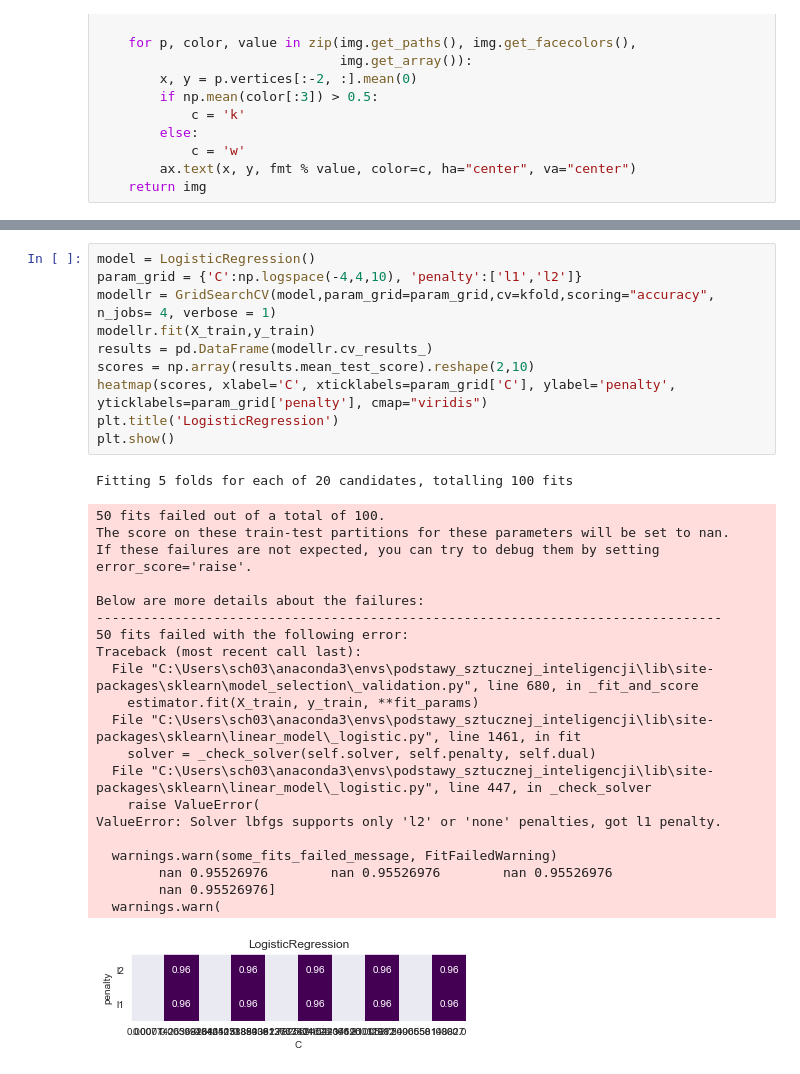
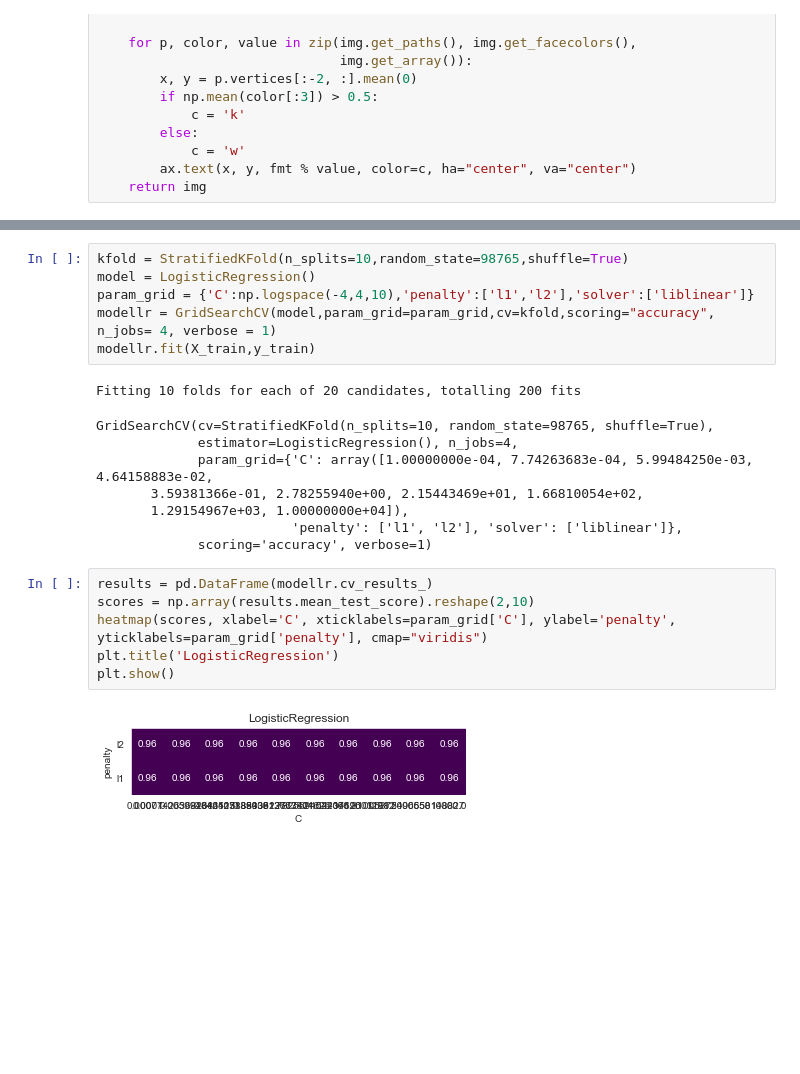
Before and after one commit to she3r/Projekt_PSI, a Jupyter notebook: Projekt zaliczeniowy/project_v2.ipynb, the cells around one changed output, grey strips where cells are left out. Cells and saved outputs as stored; diff of their text form; blank space fills up the shorter version.

```diff
--- a/Projekt zaliczeniowy/project_v2.ipynb
+++ b/Projekt zaliczeniowy/project_v2.ipynb
@@ -520,36 +522,26 @@ SVC(C=1, gamma=0.001)
+# %%
+kfold = StratifiedKFold(n_splits=10,random_state=98765,shuffle=True)
+model = LogisticRegression()
+param_grid = {'C':np.logspace(-4,4,10),'penalty':['l1','l2'],'solver':['liblinear']}
+modellr = GridSearchCV(model,param_grid=param_grid,cv=kfold,scoring="accuracy", n_jobs= 4, verbose = 1)
+modellr.fit(X_train,y_train)
+# %% [output]
+Fitting 10 folds for each of 20 candidates, totalling 200 fits
+GridSearchCV(cv=StratifiedKFold(n_splits=10, random_state=98765, shuffle=True),
+             estimator=LogisticRegression(), n_jobs=4,
+             param_grid={'C': array([1.00000000e-04, 7.74263683e-04, 5.99484250e-03, 4.64158883e-02,
+       3.59381366e-01, 2.78255940e+00, 2.15443469e+01, 1.66810054e+02,
+       1.29154967e+03, 1.00000000e+04]),
+                         'penalty': ['l1', 'l2'], 'solver': ['liblinear']},
+             scoring='accuracy', verbose=1)
 # %%
-model = LogisticRegression()
-param_grid = {'C':np.logspace(-4,4,10), 'penalty':['l1','l2']}
-modellr = GridSearchCV(model,param_grid=param_grid,cv=kfold,scoring="accuracy", n_jobs= 4, verbose = 1)
-modellr.fit(X_train,y_train)
 results = pd.DataFrame(modellr.cv_results_)
 scores = np.array(results.mean_test_score).reshape(2,10)
 heatmap(scores, xlabel='C', xticklabels=param_grid['C'], ylabel='penalty', yticklabels=param_grid['penalty'], cmap="viridis")
 plt.title('LogisticRegression')
 plt.show()
 # %% [output]
-Fitting 5 folds for each of 20 candidates, totalling 100 fits
-50 fits failed out of a total of 100.
-The score on these train-test partitions for these parameters will be set to nan.
-If these failures are not expected, you can try to debug them by setting error_score='raise'.
-
-Below are more details about the failures:
---------------------------------------------------------------------------------
-50 fits failed with the following error:
-Traceback (most recent call last):
-  File "C:\Users\sch03\anaconda3\envs\podstawy_sztucznej_inteligencji\lib\site-packages\sklearn\model_selection\_validation.py", line 680, in _fit_and_score
-    estimator.fit(X_train, y_train, **fit_params)
-  File "C:\Users\sch03\anaconda3\envs\podstawy_sztucznej_inteligencji\lib\site-packages\sklearn\linear_model\_logistic.py", line 1461, in fit
-    solver = _check_solver(self.solver, self.penalty, self.dual)
-  File "C:\Users\sch03\anaconda3\envs\podstawy_sztucznej_inteligencji\lib\site-packages\sklearn\linear_model\_logistic.py", line 447, in _check_solver
-    raise ValueError(
-ValueError: Solver lbfgs supports only 'l2' or 'none' penalties, got l1 penalty.
-
-  warnings.warn(some_fits_failed_message, FitFailedWarning)
-        nan 0.95526976        nan 0.95526976        nan 0.95526976
-        nan 0.95526976]
-  warnings.warn(
-[figure, old version]
+[figure, new version]
 # %%
 print(modellr.best_estimator_)
 
```
Also changed, not shown: parts of 25 cells of this notebook.
